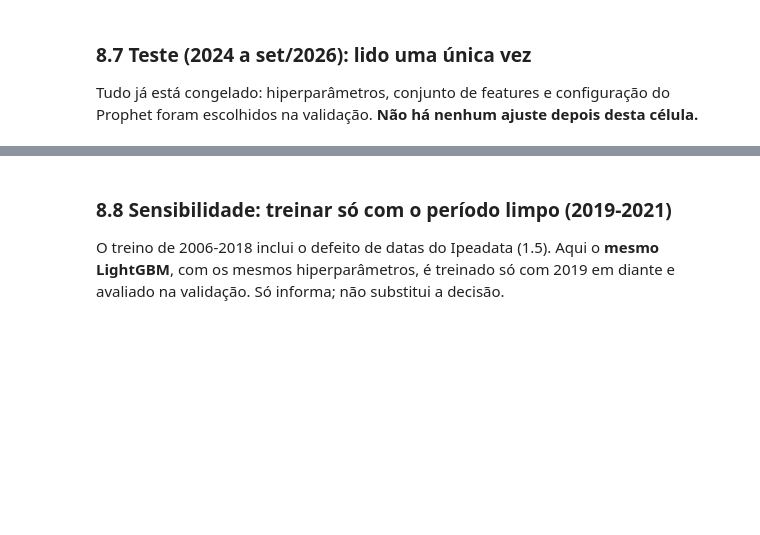
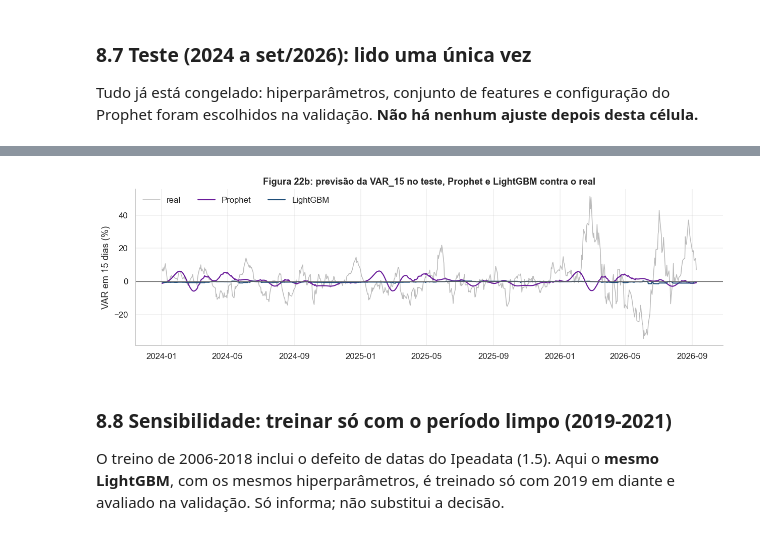
Before and after one commit to ViniciusFranciscon/TC_Fase_4, a Jupyter notebook: 01_Notebook/TC_Petroleo.ipynb, the cells around one changed output, grey strips where cells are left out. Drawn from its saved outputs; the diff is of its cells as text; code cells hidden in the pictures; blank space fills up the shorter version.

```diff
--- a/01_Notebook/TC_Petroleo.ipynb
+++ b/01_Notebook/TC_Petroleo.ipynb
@@ -1241,0 +1559,17 @@ display(resumo_t.style.format({"MAPE_medio": "{:.2f}", "ganho_medio": "{:+.2%}"}
+# %%
+# 8.7b Por que o Prophet erra no teste? Viés e dispersão das previsões em h = 15
+linhas = []
+for per in ["validação", "teste"]:
+    for nome in ["Prophet", "LightGBM"]:
+        R = RES[per][nome][H]
+        linhas.append({"Período": per, "Modelo": nome, "VAR_15 real média (%)": R["real_var"].mean(), "VAR_15 prevista média (%)": R["pred_var"].mean(),
+                       "DESV_PAD do previsto (%)": R["pred_var"].std(), "DESV_PAD do real (%)": R["real_var"].std(), "Correlação previsto x real": R["pred_var"].corr(R["real_var"])})
+VIES = pd.DataFrame(linhas)
+display(VIES.style.hide(axis="index").format({c: "{:+.2f}" for c in VIES.columns if c not in ("Período", "Modelo")}))
+fig, ax = plt.subplots(figsize=(11.5, 3.6))
+Rp, Rl = RES["teste"]["Prophet"][H], RES["teste"]["LightGBM"][H]
+ax.plot(Rp["data"], Rp["real_var"], color="#bbbbbb", lw=1.0, label="real")
+ax.plot(Rp["data"], Rp["pred_var"], color=ROXO, lw=1.4, label="Prophet"); ax.plot(Rl["data"], Rl["pred_var"], color=AZUL, lw=1.4, label="LightGBM")
+ax.axhline(0, color=CINZA, lw=0.8); ax.set_ylabel("VAR em 15 dias (%)"); ax.set_title("Figura 22b: previsão da VAR_15 no teste, Prophet e LightGBM contra o real"); ax.legend(frameon=False, ncol=3)
+plt.tight_layout(); plt.show()
+# %% [output]
@@ -1242,3 +1581,4 @@ display(resumo_t.style.format({"MAPE_medio": "{:.2f}", "ganho_medio": "{:+.2%}"}
+[figure, added]
 # %% [markdown]
 ### 8.8 Sensibilidade: treinar só com o período limpo (2019-2021)
 
```
Also changed, not shown: parts of 38 cells of this notebook, 1 other file.
